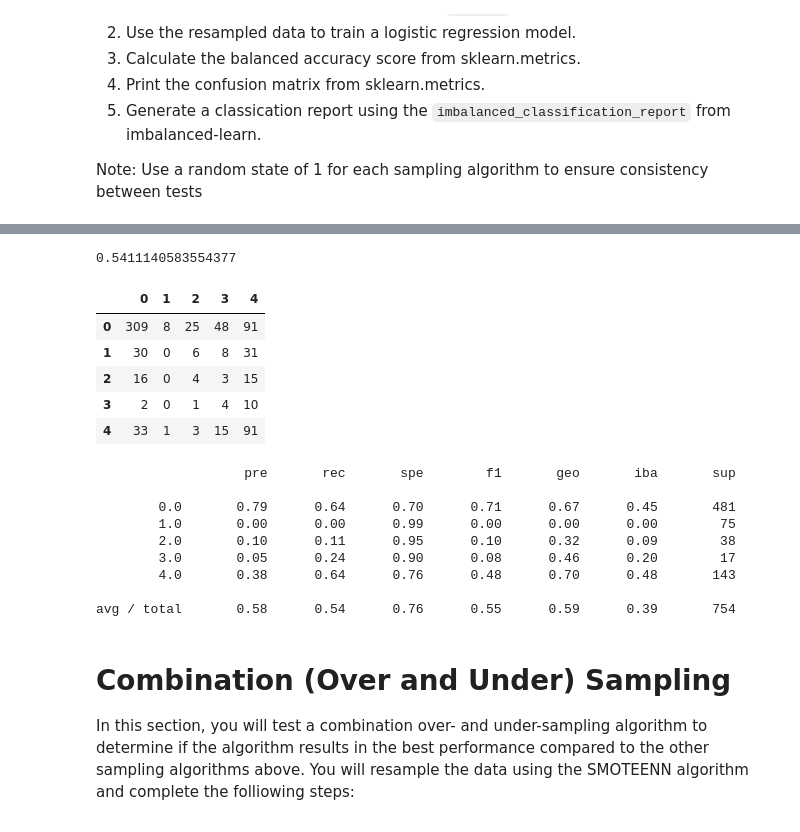
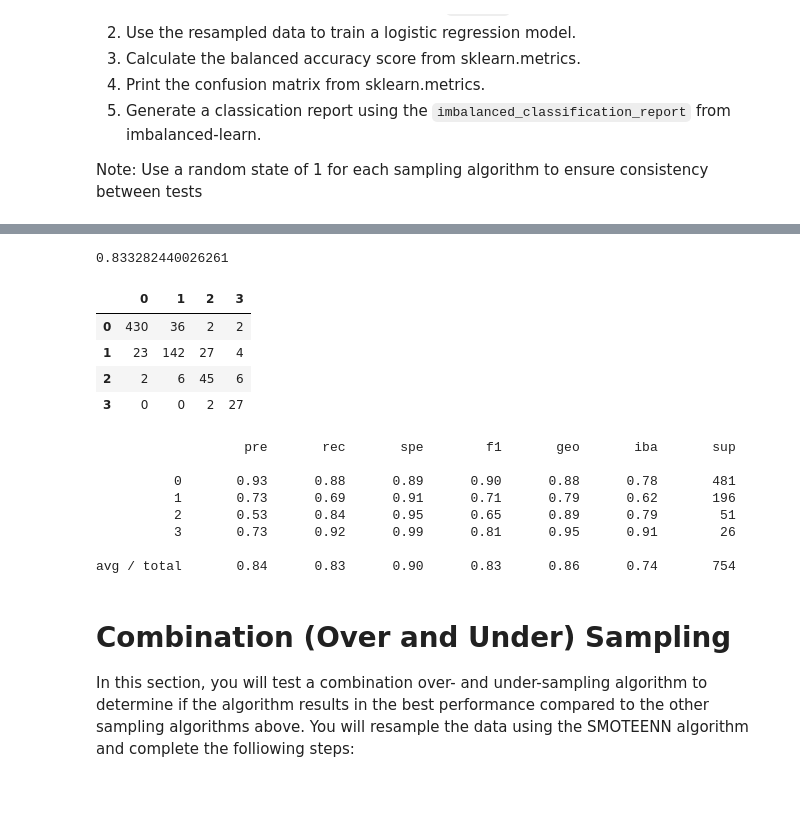
Before and after one commit to Tsoggy/Lyme_Disease, a Jupyter notebook: Resources/Notebooks/Lyme_ML_model.ipynb, the cells around one changed output, grey strips where cells are left out. Saved outputs shown, nothing was run; the diff lists cells and outputs as text; code cells hidden in the pictures; blank space fills up the shorter version.

```diff
--- a/Resources/Notebooks/Lyme_ML_model.ipynb
+++ b/Resources/Notebooks/Lyme_ML_model.ipynb
@@ -235,9 +277,9 @@ Name: Lyme_Disease_Incidence_Reported, dtype: int64
 ## Split the Data into Training and Testing
 # %%
 # Create our features
-X = pd.get_dummies(mldf.drop(columns='Lyme_Disease_Incidence_Reported', axis=1))
+X = pd.get_dummies(mldf.drop(axis=1, columns='Norm_Incidence_Bin'))
 
 # Create our target
-y = mldf['Lyme_Disease_Incidence_Reported']
+y = mldf[['Norm_Incidence_Bin']]
 y.value_counts()
 # %% [output]
@@ -320,0 +305,5 @@ avg / total       0.59      0.52      0.77      0.53      0.59      0.38       7
+# %%
+from sklearn.model_selection import train_test_split
+
+X_train, X_test, y_train, y_test = train_test_split(X, y, random_state=1, stratify=y)
+X_train.shape
@@ -327,7 +332,7 @@ from imblearn.ensemble import BalancedRandomForestClassifier
 brf = BalancedRandomForestClassifier(n_estimators=100, random_state=1)
 
 # Fit the model
-brf.fit(X_resampled, y_resampled)
+brf.fit(X_train, y_train)
 
 # Make predictions using the testing data
 predictions = brf.predict(X_test)
@@ -407,41 +443,43 @@ Counter({0.0: 64, 1.0: 64, 2.0: 64, 3.0: 64, 4.0: 64})
 # %%
-# Train the Logistic Regression model using the resampled data
-classifier = LogisticRegression(random_state=1)
-classifier.fit(X_resampled, y_resampled)
-y_pred = classifier.predict(X_test)
+# Create a random forest classifier model
+brf = BalancedRandomForestClassifier(n_estimators=100, random_state=1)
+
+# Fit the model
+brf.fit(X_resampled, y_resampled)
+
+# Make predictions using the testing data
+predictions = brf.predict(X_test)
 # %%
 # Calculated the balanced accuracy score
-print(accuracy_score(y_test, y_pred))
+print(balanced_accuracy_score(y_test, predictions))
 # %% [output]
-0.5411140583554377
+0.833282440026261
 # %%
 # Display the confusion matrix
 from sklearn.metrics import confusion_matrix, classification_report
 
-matrix = confusion_matrix(y_test, y_pred)
+matrix = confusion_matrix(y_test, predictions)
 cm_df = pd.DataFrame(
     matrix)
 cm_df
 # %% [output]
-|  | 0 | 1 | 2 | 3 | 4 |
-| 0 | 309 | 8 | 25 | 48 | 91 |
-| 1 | 30 | 0 | 6 | 8 | 31 |
-| 2 | 16 | 0 | 4 | 3 | 15 |
-| 3 | 2 | 0 | 1 | 4 | 10 |
-| 4 | 33 | 1 | 3 | 15 | 91 |
+|  | 0 | 1 | 2 | 3 |
+| 0 | 430 | 36 | 2 | 2 |
+| 1 | 23 | 142 | 27 | 4 |
+| 2 | 2 | 6 | 45 | 6 |
+| 3 | 0 | 0 | 2 | 27 |
 # %%
 # Print the imbalanced classification report
-print(classification_report_imbalanced(y_test, y_pred))
+print(classification_report_imbalanced(y_test, predictions))
 # %% [output]
                    pre       rec       spe        f1       geo       iba       sup
 
-        0.0       0.79      0.64      0.70      0.71      0.67      0.45       481
-        1.0       0.00      0.00      0.99      0.00      0.00      0.00        75
-        2.0       0.10      0.11      0.95      0.10      0.32      0.09        38
-        3.0       0.05      0.24      0.90      0.08      0.46      0.20        17
-        4.0       0.38      0.64      0.76      0.48      0.70      0.48       143
+          0       0.93      0.88      0.89      0.90      0.88      0.78       481
+          1       0.73      0.69      0.91      0.71      0.79      0.62       196
+          2       0.53      0.84      0.95      0.65      0.89      0.79        51
+          3       0.73      0.92      0.99      0.81      0.95      0.91        26
 
-avg / total       0.58      0.54      0.76      0.55      0.59      0.39       754
+avg / total       0.84      0.83      0.90      0.83      0.86      0.74       754
 # %% [markdown]
 # Combination (Over and Under) Sampling
 
```
Also changed, not shown: parts of 38 cells of this notebook, 7 other files.
